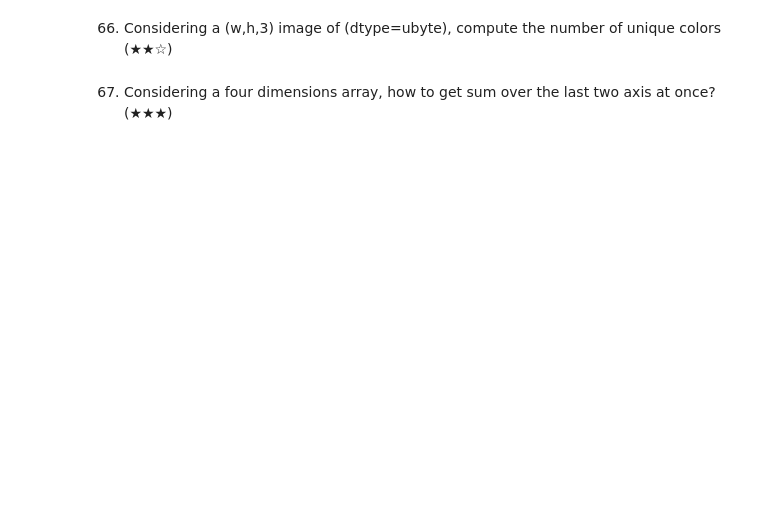
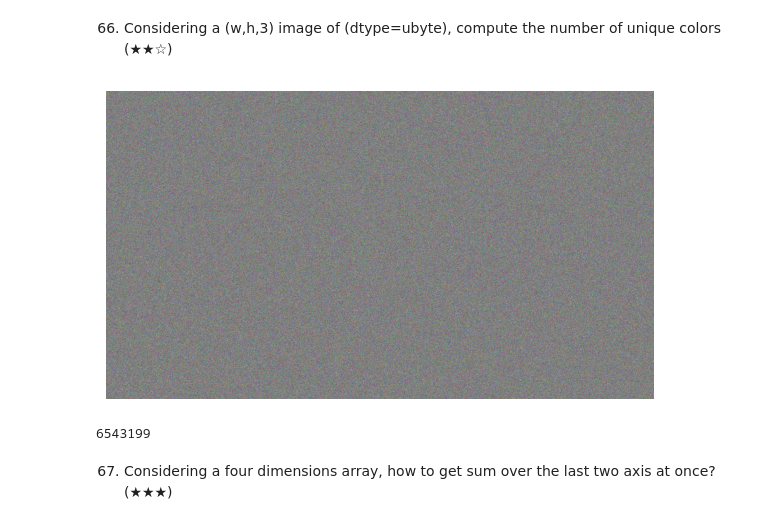
Before and after one commit to pszul/python-data-analysis-exercises, a Jupyter notebook: numpy/05_numpy_100_selected.ipynb, the cells around one changed output. Saved outputs shown, nothing was run; the diff lists cells and outputs as text; code cells hidden in the pictures; blank space fills up the shorter version.

```diff
--- a/numpy/05_numpy_100_selected.ipynb
+++ b/numpy/05_numpy_100_selected.ipynb
@@ -351,4 +478,24 @@ print(value_to_find, i, closest)
 # %% [markdown]
 66. Considering a (w,h,3) image of (dtype=ubyte), compute the number of unique colors (★★☆)
+# %%
+(w, h) = (3840, 2160) #4K
+img = np.random.randint(
+    0, 256,
+    size=(h, w, 3),
+    dtype=np.uint8
+)
+
+pixels = img.reshape(w*h, 3)
+unique_colors = np.unique(pixels, axis=0)
+
+n_unique_colors = unique_colors.shape[0]
+plt.figure(figsize=(8, 4))
+plt.imshow(img)
+plt.axis('off')
+plt.show()
+n_unique_colors
+# %% [output]
+[figure, added]
+6543199
 # %% [markdown]
 67. Considering a four dimensions array, how to get sum over the last two axis at once? (★★★)
```
Also changed, not shown: parts of 25 cells of this notebook.
